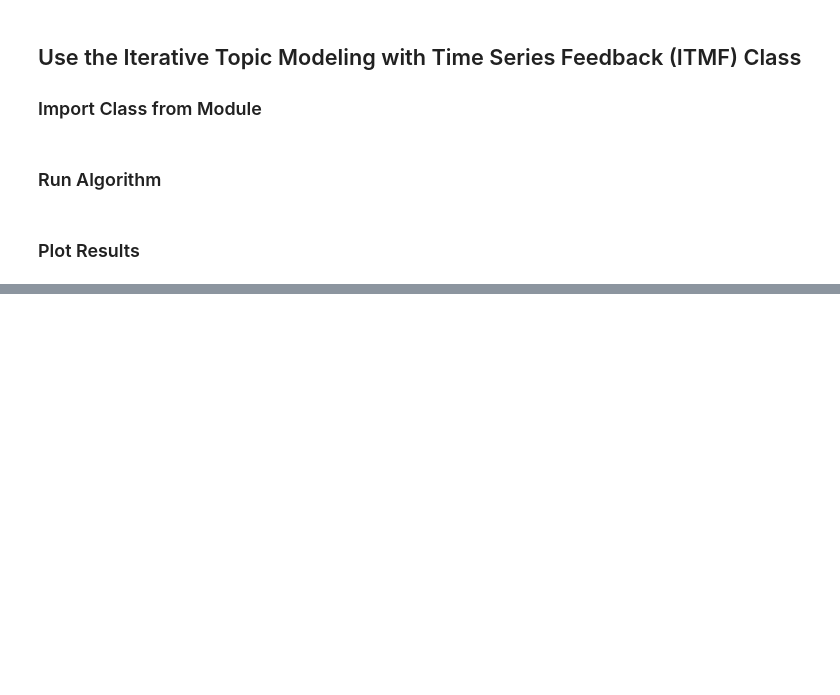
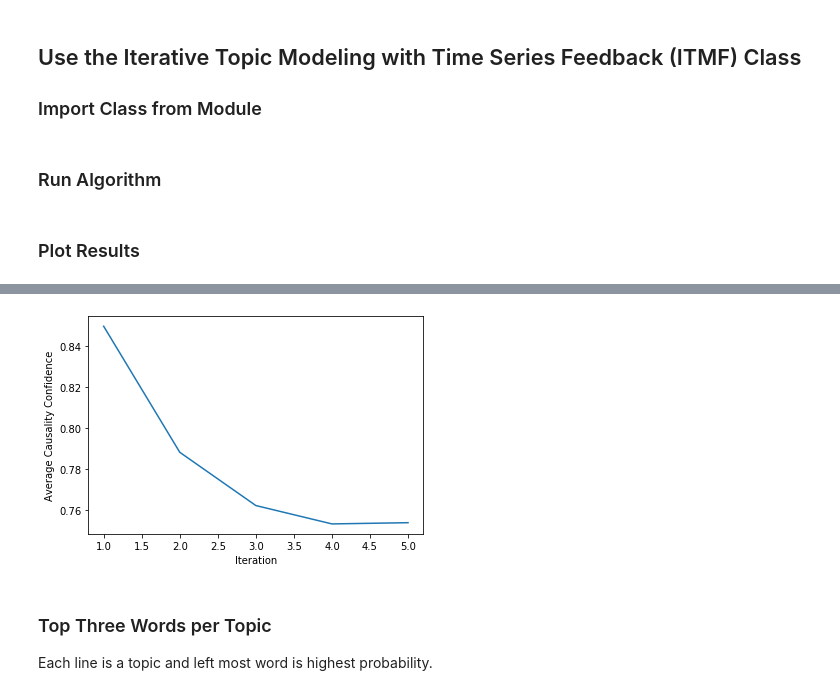
Before and after one commit to JamesFCoffey/CourseProject, a Jupyter notebook: demonstration_notebook.ipynb, the cells around one changed output, grey strips where cells are left out. Saved outputs shown, nothing was run; the diff lists cells and outputs as text; code cells hidden in the pictures; blank space fills up the shorter version.

```diff
--- a/demonstration_notebook.ipynb
+++ b/demonstration_notebook.ipynb
@@ -343,0 +353,10 @@ itmtf.average_causality_confidence
+# %%
+plt.plot(range(1, len(itmtf.average_causality_confidence) + 1),itmtf.average_causality_confidence)
+plt.xlabel("Iteration")
+plt.ylabel("Average Causality Confidence")
+plt.show()
+# %% [output]
+[figure, added]
+# %% [markdown]
+### Top Three Words per Topic
+Each line is a topic and left most word is highest probability.
```
Also changed, not shown: parts of 5 cells of this notebook.
